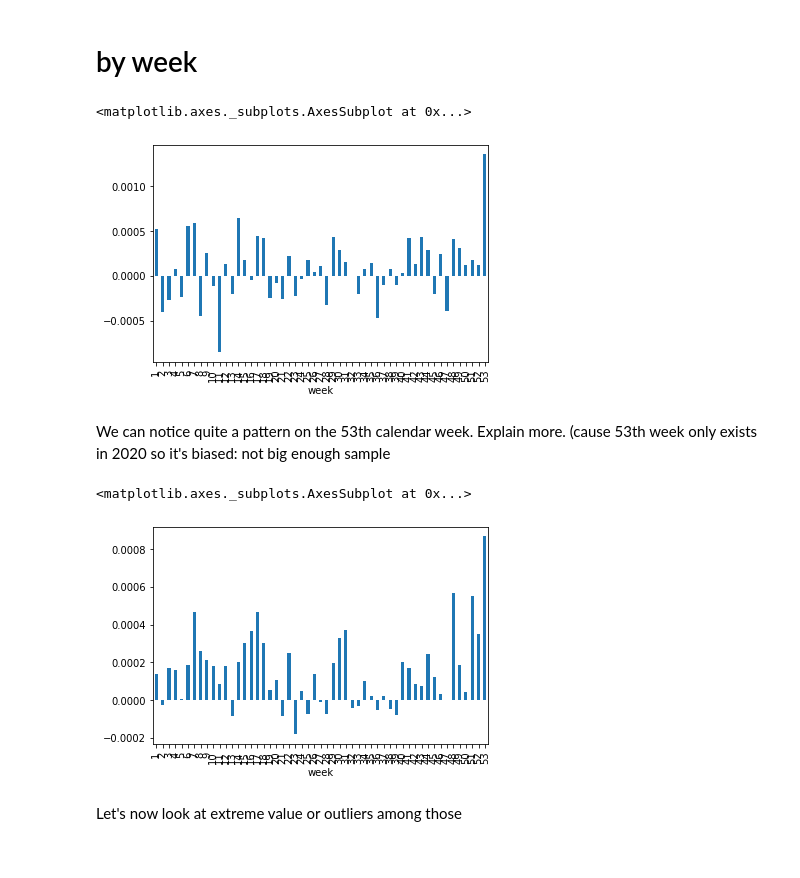
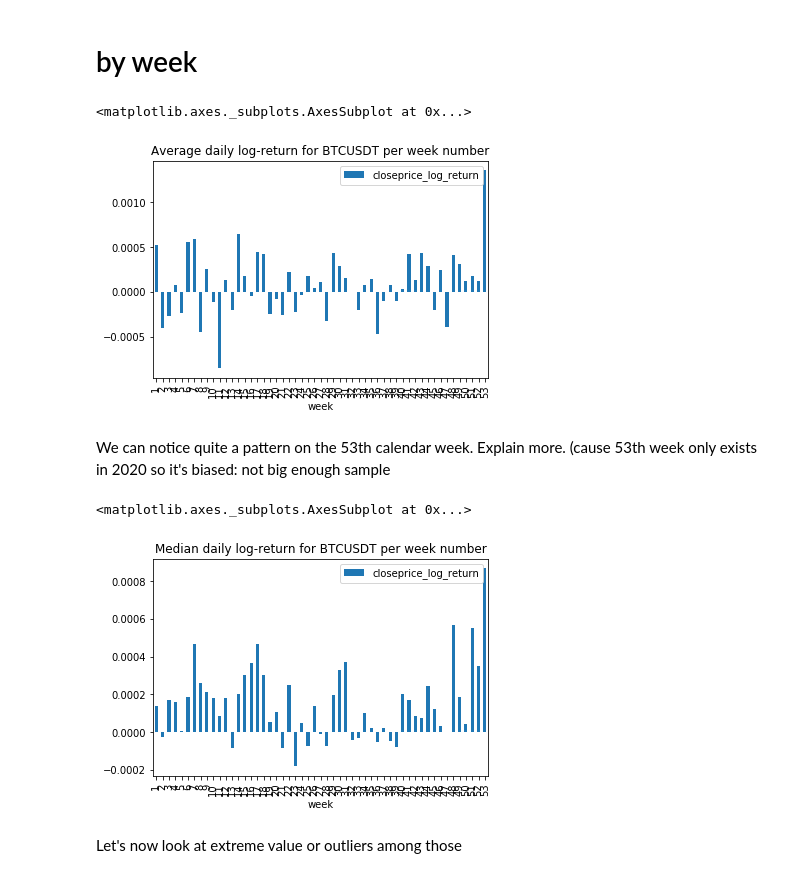
Before and after one commit to zachHFT/Optimal-Cryptocurrency-Trading-Strategies, a Jupyter notebook: eda.ipynb, the cells around one changed output. Drawn from its saved outputs; the diff is of its cells as text; code cells hidden in the pictures.

```diff
--- a/eda.ipynb
+++ b/eda.ipynb
@@ -61,3 +43,4 @@ df = df.drop(columns=['Unnamed: 0'], axis=0)
 Adding log-return
 # %%
 df['closeprice_log_return']=np.log(df.close) - np.log(df.close.shift(1))
+df = df.iloc[1: , :] #Remove first row which contains NA due to log-return
@@ -106,16 +103,16 @@ df[['day', 'close_log_return']].groupby('day').median().plot(kind='bar', legend=
 # %% [markdown]
 # by week
 # %%
-df[['week', 'close_log_return']].groupby('week').mean().plot(kind='bar', legend=None)
+df[['week', 'closeprice_log_return']].groupby('week', sort=True).mean().plot(kind='bar', title='Average daily log-return for BTCUSDT per week number', legend=True)
 # %% [output]
 <matplotlib.axes._subplots.AxesSubplot at 0x...>
-[figure, old version]
+[figure, new version]
 # %% [markdown]
 We can notice quite a pattern on the 53th calendar week. Explain more. (cause 53th week only exists in 2020 so it's biased: not big enough sample
 # %%
-df[['week', 'close_log_return']].groupby('week').median().plot(kind='bar', legend=None)
+df[['week', 'closeprice_log_return']].groupby('week').median().plot(kind='bar', title='Median daily log-return for BTCUSDT per week number', legend=True)
 # %% [output]
 <matplotlib.axes._subplots.AxesSubplot at 0x...>
-[figure, old version]
+[figure, new version]
 # %% [markdown]
 Let's now look at extreme value or outliers among those
```
Also changed, not shown: parts of 22 cells of this notebook.
